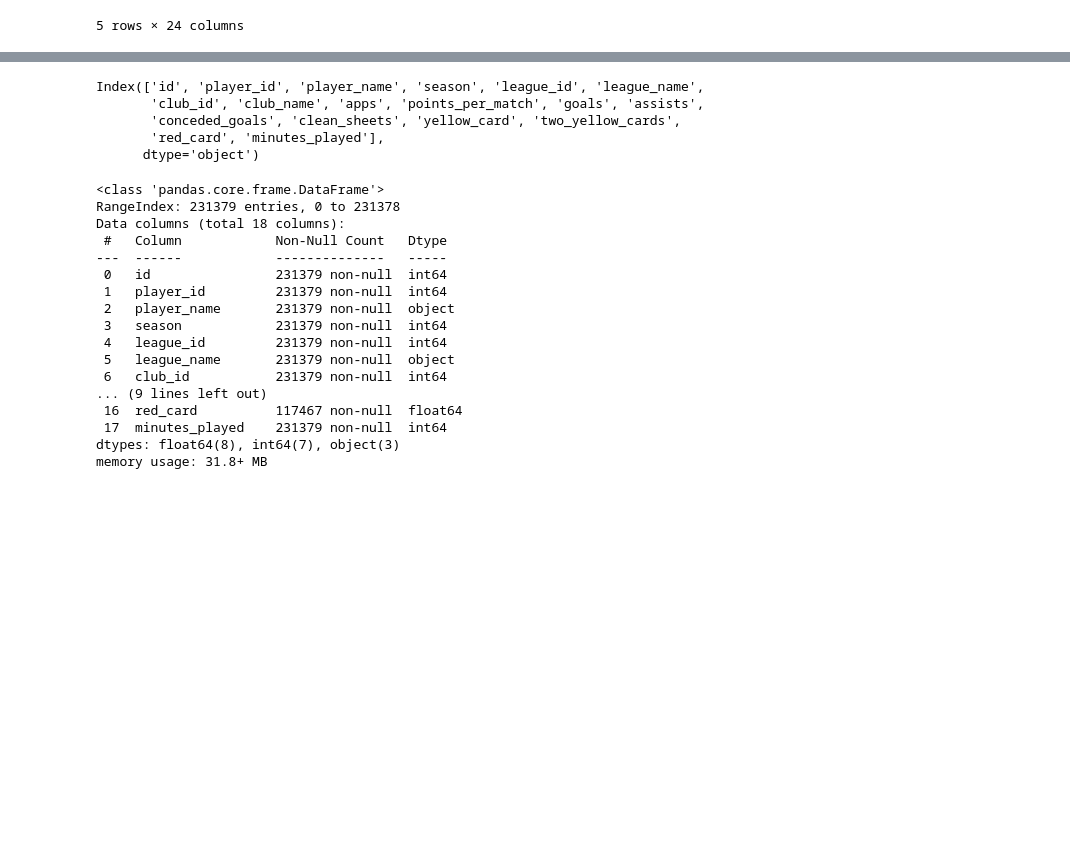
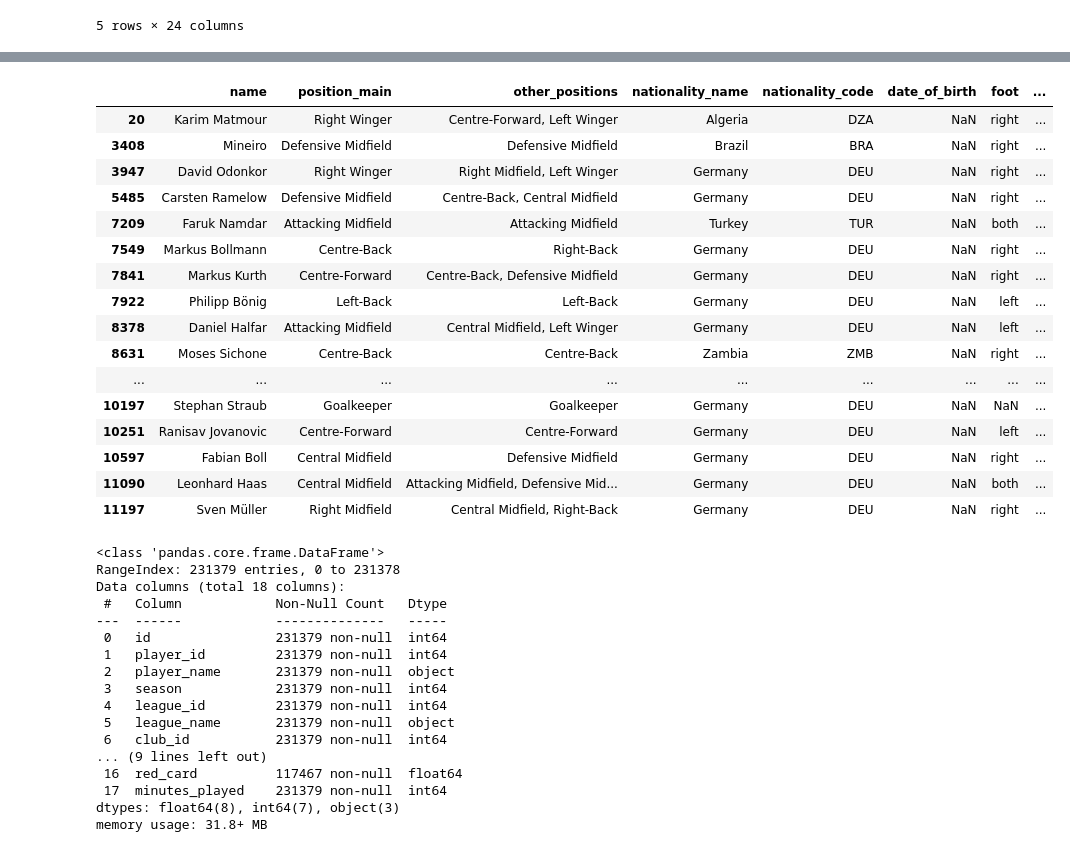
Before and after one commit to dvanheeswijk/Springboard, a Jupyter notebook: Capstone 2/Capstone 2 Data Wrangling - 7.6.ipynb, the cells around one changed output, grey strips where cells are left out. Saved outputs shown, nothing was run; the diff lists cells and outputs as text; code cells hidden in the pictures; blank space fills up the shorter version.

```diff
--- a/Capstone 2/Capstone 2 Data Wrangling - 7.6.ipynb
+++ b/Capstone 2/Capstone 2 Data Wrangling - 7.6.ipynb
@@ -408,11 +511,23 @@ player_dict = player_dict[player_dict['position_main'].notnull()]
-# %%
-player_stats.columns
-# %% [output]
-Index(['id', 'player_id', 'player_name', 'season', 'league_id', 'league_name',
-       'club_id', 'club_name', 'apps', 'points_per_match', 'goals', 'assists',
-       'conceded_goals', 'clean_sheets', 'yellow_card', 'two_yellow_cards',
-       'red_card', 'minutes_played'],
-      dtype='object')
+# %%
+player_dict[player_dict['date_of_birth'].isnull()]
+# %% [output]
+|  | name | position_main | other_positions | nationality_name | nationality_code | date_of_birth | foot | ... |
+| 20 | Karim Matmour | Right Winger | Centre-Forward, Left Winger | Algeria | DZA | NaN | right | ... |
+| 3408 | Mineiro | Defensive Midfield | Defensive Midfield | Brazil | BRA | NaN | right | ... |
+| 3947 | David Odonkor | Right Winger | Right Midfield, Left Winger | Germany | DEU | NaN | right | ... |
+| 5485 | Carsten Ramelow | Defensive Midfield | Centre-Back, Central Midfield | Germany | DEU | NaN | right | ... |
+| 7209 | Faruk Namdar | Attacking Midfield | Attacking Midfield | Turkey | TUR | NaN | both | ... |
+| 7549 | Markus Bollmann | Centre-Back | Right-Back | Germany | DEU | NaN | right | ... |
+| 7841 | Markus Kurth | Centre-Forward | Centre-Back, Defensive Midfield | Germany | DEU | NaN | right | ... |
+| 7922 | Philipp Bönig | Left-Back | Left-Back | Germany | DEU | NaN | left | ... |
+| 8378 | Daniel Halfar | Attacking Midfield | Central Midfield, Left Winger | Germany | DEU | NaN | left | ... |
+| 8631 | Moses Sichone | Centre-Back | Centre-Back | Zambia | ZMB | NaN | right | ... |
+| ... | ... | ... | ... | ... | ... | ... | ... | ... |
+| 10197 | Stephan Straub | Goalkeeper | Goalkeeper | Germany | DEU | NaN | NaN | ... |
+| 10251 | Ranisav Jovanovic | Centre-Forward | Centre-Forward | Germany | DEU | NaN | left | ... |
+| 10597 | Fabian Boll | Central Midfield | Defensive Midfield | Germany | DEU | NaN | right | ... |
+| 11090 | Leonhard Haas | Central Midfield | Attacking Midfield, Defensive Mid... | Germany | DEU | NaN | both | ... |
+| 11197 | Sven Müller | Right Midfield | Central Midfield, Right-Back | Germany | DEU | NaN | right | ... |
 # %%
 player_stats.info()
 # %% [output]
```
Also changed, not shown: parts of 53 cells of this notebook.
